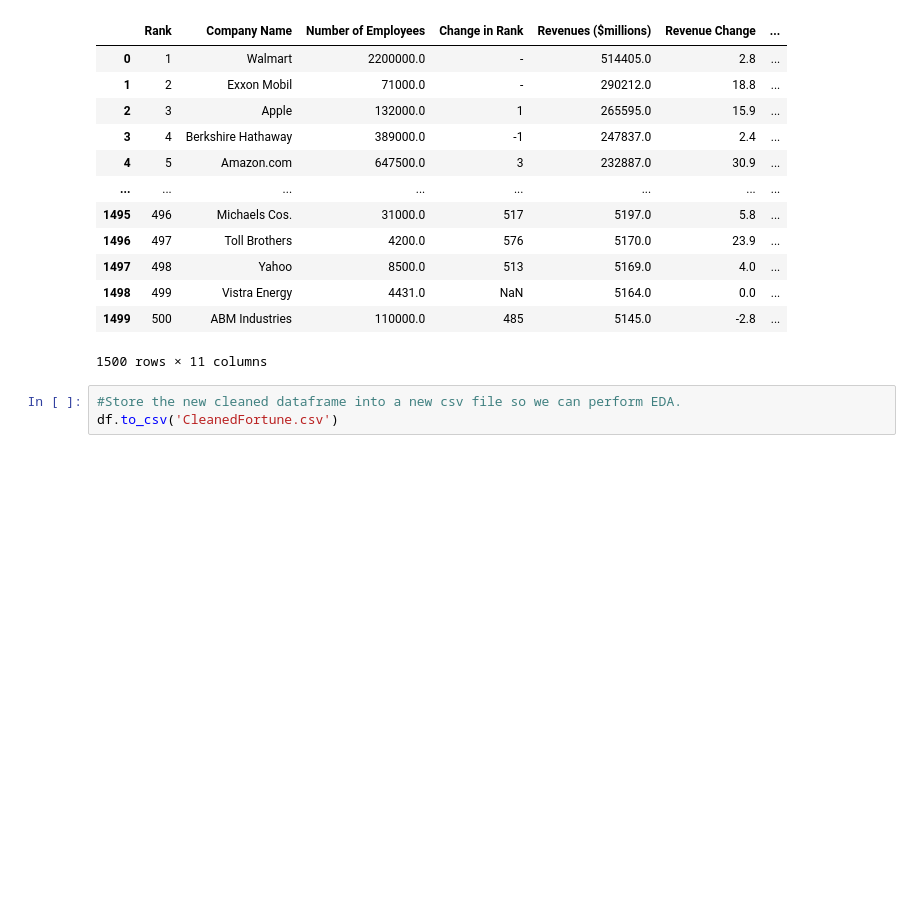
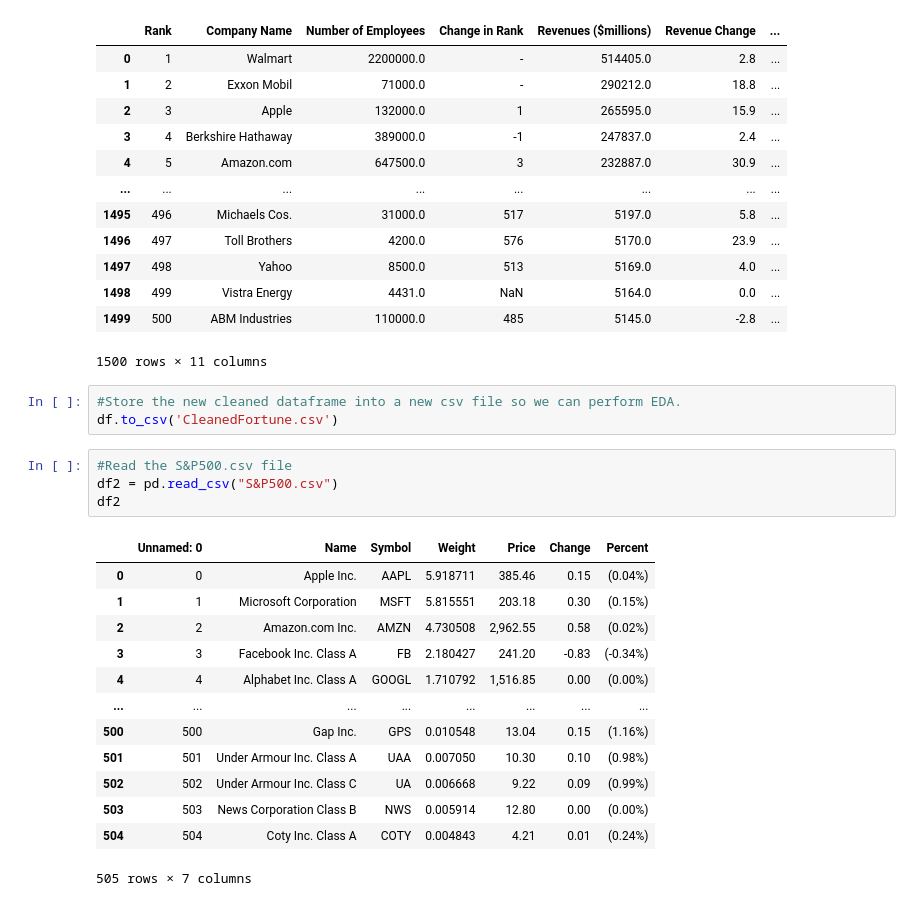
Before and after one commit to CS-UCR/final-project-wasp, a Jupyter notebook: Data Cleaning.ipynb, the cells around one changed output. Drawn from its saved outputs; the diff is of its cells as text; blank space fills up the shorter version.

```diff
--- a/Data Cleaning.ipynb
+++ b/Data Cleaning.ipynb
@@ -262,3 +262,21 @@ df
 # %%
 #Store the new cleaned dataframe into a new csv file so we can perform EDA.
 df.to_csv('CleanedFortune.csv')
+# %%
+#Read the S&P500.csv file
+df2 = pd.read_csv("S&P500.csv")
+df2
+# %% [output]
+|  | Unnamed: 0 | Name | Symbol | Weight | Price | Change | Percent |
+| 0 | 0 | Apple Inc. | AAPL | 5.918711 | 385.46 | 0.15 | (0.04%) |
+| 1 | 1 | Microsoft Corporation | MSFT | 5.815551 | 203.18 | 0.30 | (0.15%) |
+| 2 | 2 | Amazon.com Inc. | AMZN | 4.730508 | 2,962.55 | 0.58 | (0.02%) |
+| 3 | 3 | Facebook Inc. Class A | FB | 2.180427 | 241.20 | -0.83 | (-0.34%) |
+| 4 | 4 | Alphabet Inc. Class A | GOOGL | 1.710792 | 1,516.85 | 0.00 | (0.00%) |
+| ... | ... | ... | ... | ... | ... | ... | ... |
+| 500 | 500 | Gap Inc. | GPS | 0.010548 | 13.04 | 0.15 | (1.16%) |
+| 501 | 501 | Under Armour Inc. Class A | UAA | 0.007050 | 10.30 | 0.10 | (0.98%) |
+| 502 | 502 | Under Armour Inc. Class C | UA | 0.006668 | 9.22 | 0.09 | (0.99%) |
+| 503 | 503 | News Corporation Class B | NWS | 0.005914 | 12.80 | 0.00 | (0.00%) |
+| 504 | 504 | Coty Inc. Class A | COTY | 0.004843 | 4.21 | 0.01 | (0.24%) |
+505 rows × 7 columns
```
Also changed, not shown: parts of 5 cells of this notebook.
